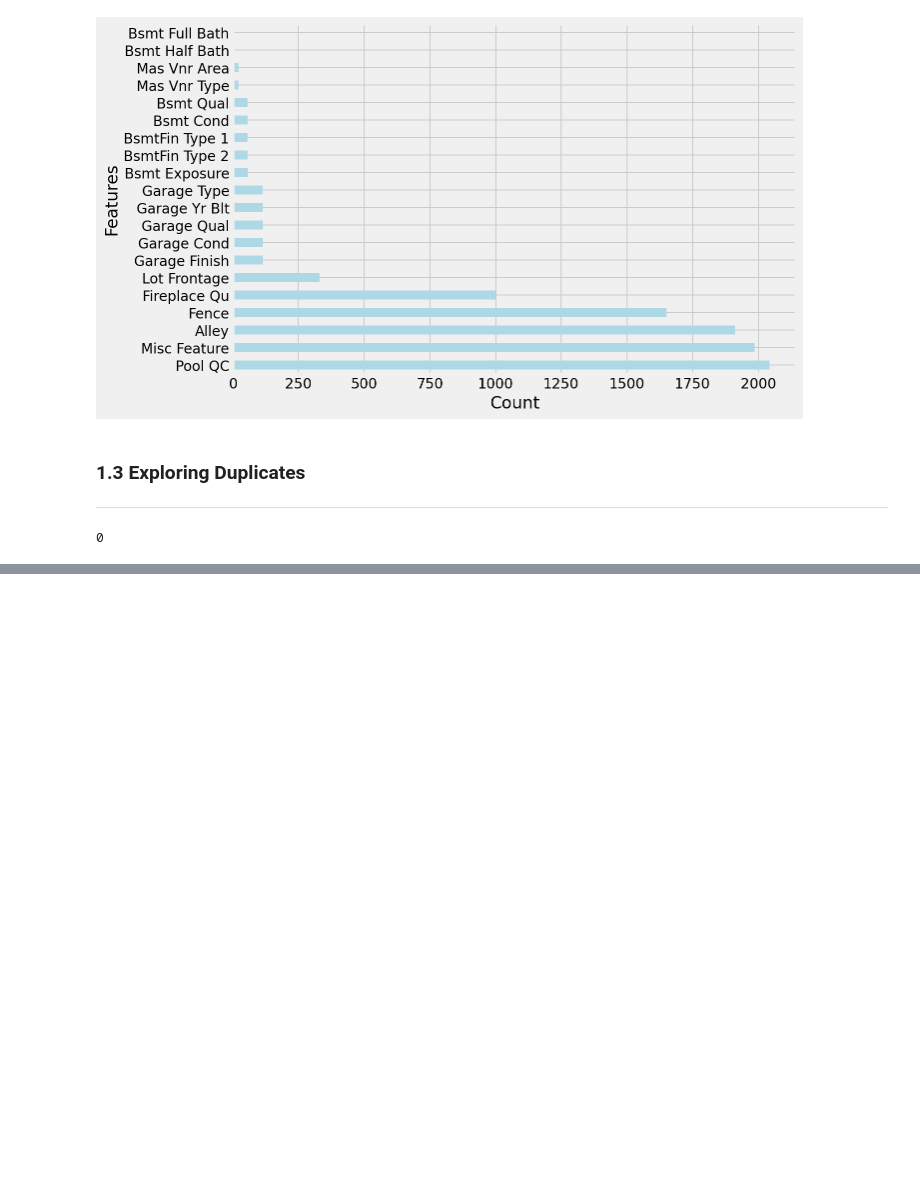
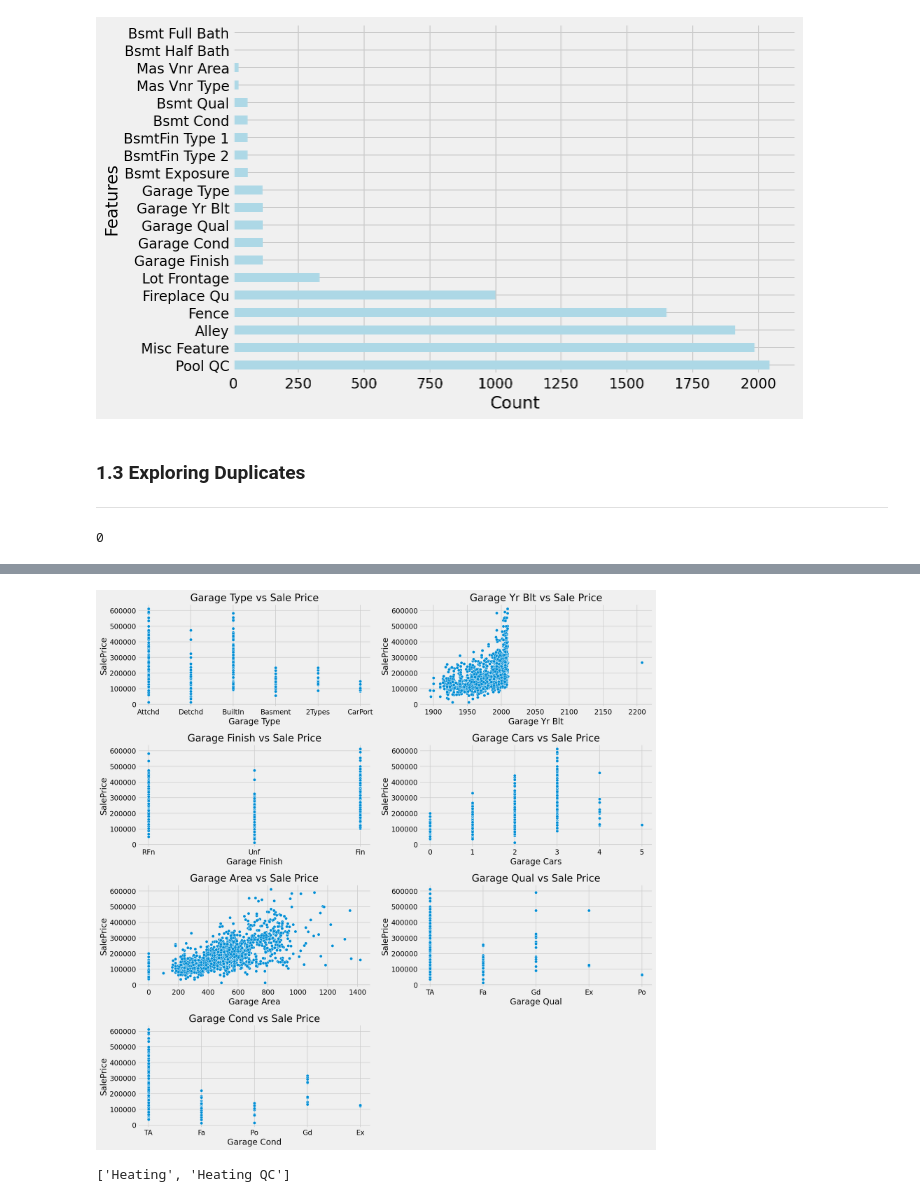
Before and after one commit to 86lekwenshiung/GA-Data-Science-Immersive-Projects, a Jupyter notebook: AMES Housing Price Prediction(P2)/AMES Housing Datasets.ipynb, the cells around one changed output, grey strips where cells are left out. Saved outputs shown, nothing was run; the diff lists cells and outputs as text; code cells hidden in the pictures; blank space fills up the shorter version.

```diff
--- a/AMES Housing Price Prediction(P2)/AMES Housing Datasets.ipynb
+++ b/AMES Housing Price Prediction(P2)/AMES Housing Datasets.ipynb
@@ -159,0 +276,11 @@ for i in range(9):
+# %%
+garage_list  = [garage for garage in df_train if 'Garage' in garage]
+
+visual_subplot(4 , 2 , garage_list)
+# %% [output]
+[figure, added]
+# %%
+heat_list  = [garage for garage in df_train if 'Heat' in garage]
+heat_list
+# %% [output]
+['Heating', 'Heating QC']
```
Also changed, not shown: parts of 17 cells of this notebook.
